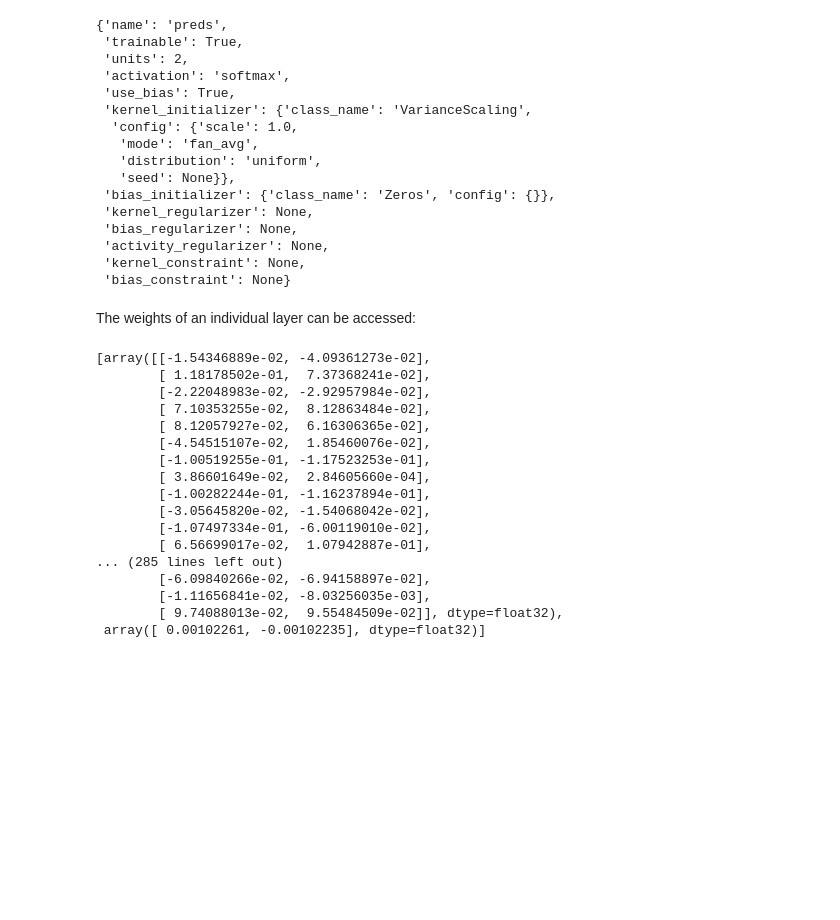
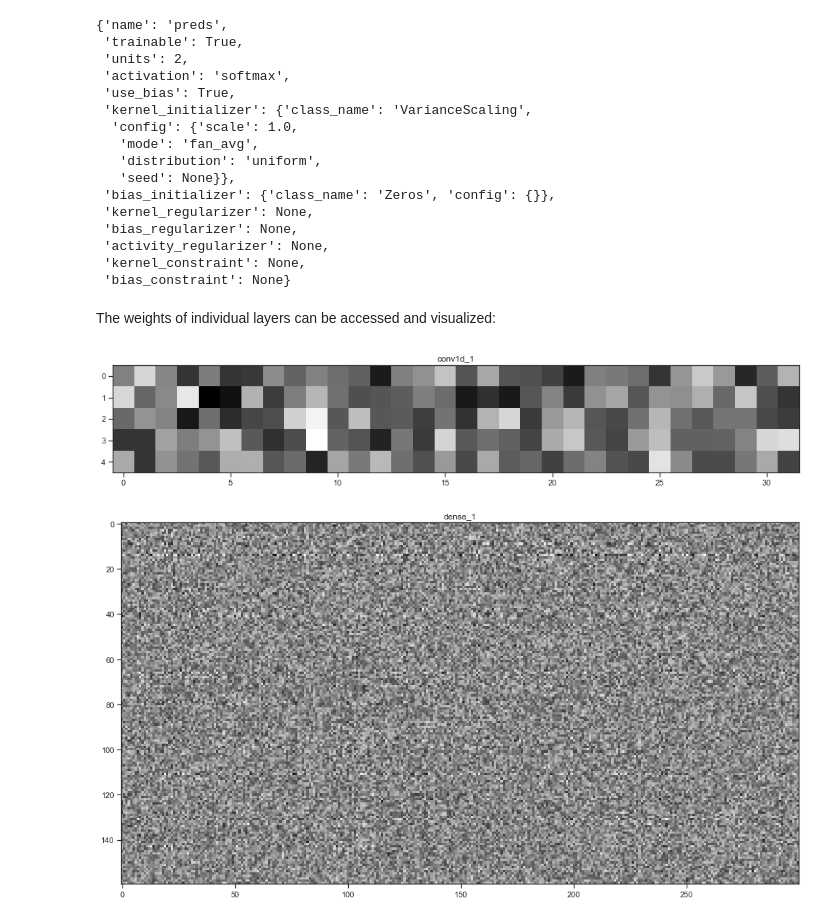
Before and after one commit to wdbm/Psychedelic_Machine_Learning_in_the_Cenozoic_Era, a Jupyter notebook: Keras_models_visualizations.ipynb, the cells around one changed output. Drawn from its saved outputs; the diff is of its cells as text; code cells hidden in the pictures; blank space fills up the shorter version.

```diff
--- a/Keras_models_visualizations.ipynb
+++ b/Keras_models_visualizations.ipynb
@@ -32,7 +32,7 @@ sns.set(style='ticks')
 Using TensorFlow backend.
 # %%
 %matplotlib inline
-plt.rcParams["figure.figsize"] = [8, 8]
+plt.rcParams["figure.figsize"] = [17, 17]
 # %% [markdown]
 For the purposes of this notebook, a simple model is constructed.
 # %%
@@ -70,7 +70,7 @@ checkpoint = keras.callbacks.ModelCheckpoint(
 A saved HDF5 file can be loaded as a model in a way like the following:
 # %%
 from keras.models import load_model
-model = load_model('model.h5')
+model = load_model('model_latest.h5')
 # %% [markdown]
 A model can be summarized in a way like the following:
 # %%
@@ -135,24 +135,16 @@ model.layers[8].get_config()
  'kernel_constraint': None,
  'bias_constraint': None}
 # %% [markdown]
-The weights of an individual layer can be accessed:
+The weights of individual layers can be accessed and visualized:
-# %%
-model.layers[8].get_weights()
-# %% [output]
-[array([[-1.54346889e-02, -4.09361273e-02],
-        [ 1.18178502e-01,  7.37368241e-02],
-        [-2.22048983e-02, -2.92957984e-02],
-        [ 7.10353255e-02,  8.12863484e-02],
-        [ 8.12057927e-02,  6.16306365e-02],
-        [-4.54515107e-02,  1.85460076e-02],
-        [-1.00519255e-01, -1.17523253e-01],
-        [ 3.86601649e-02,  2.84605660e-04],
-        [-1.00282244e-01, -1.16237894e-01],
-        [-3.05645820e-02, -1.54068042e-02],
-        [-1.07497334e-01, -6.00119010e-02],
-        [ 6.56699017e-02,  1.07942887e-01],
-... (285 lines left out)
-        [-6.09840266e-02, -6.94158897e-02],
-        [-1.11656841e-02, -8.03256035e-03],
-        [ 9.74088013e-02,  9.55484509e-02]], dtype=float32),
- array([ 0.00102261, -0.00102235], dtype=float32)]
+# %%
+index = 0
+plt.imshow(model.layers[index].get_weights()[0].squeeze(), cmap='gray')
+plt.title(model.layers[index].get_config()['name']);
+# %% [output]
+[figure, added]
+# %%
+index = 4
+plt.imshow(model.layers[index].get_weights()[0].squeeze(), cmap='gray')
+plt.title(model.layers[index].get_config()['name']);
+# %% [output]
+[figure, added]
```
